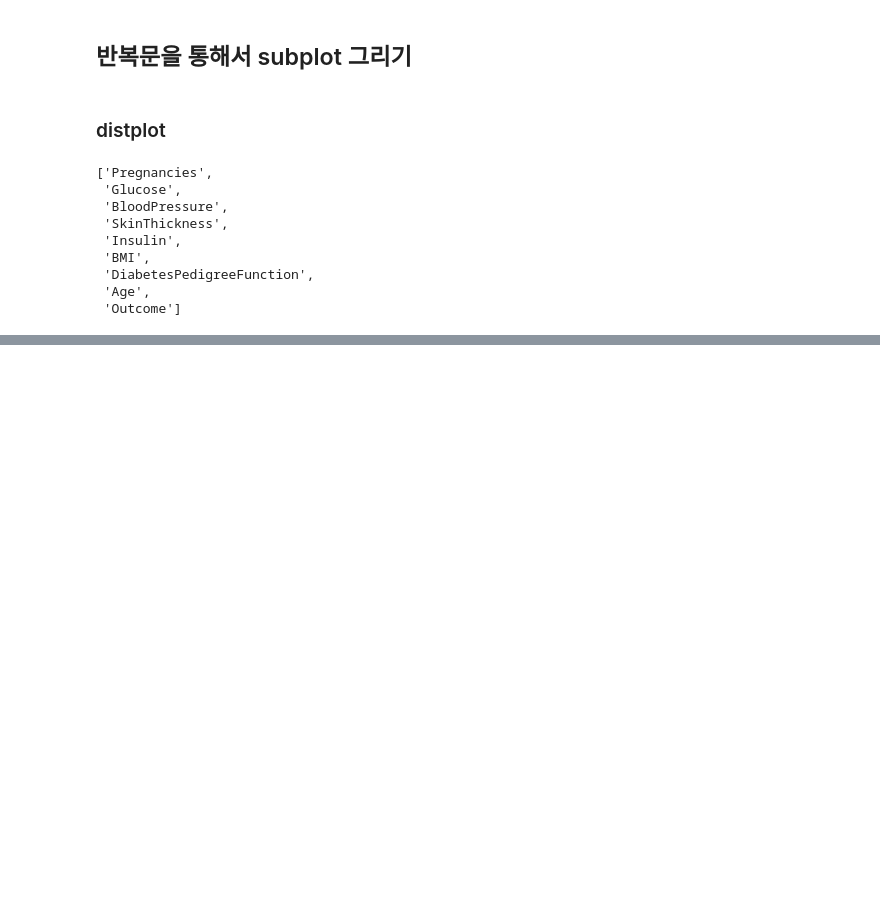
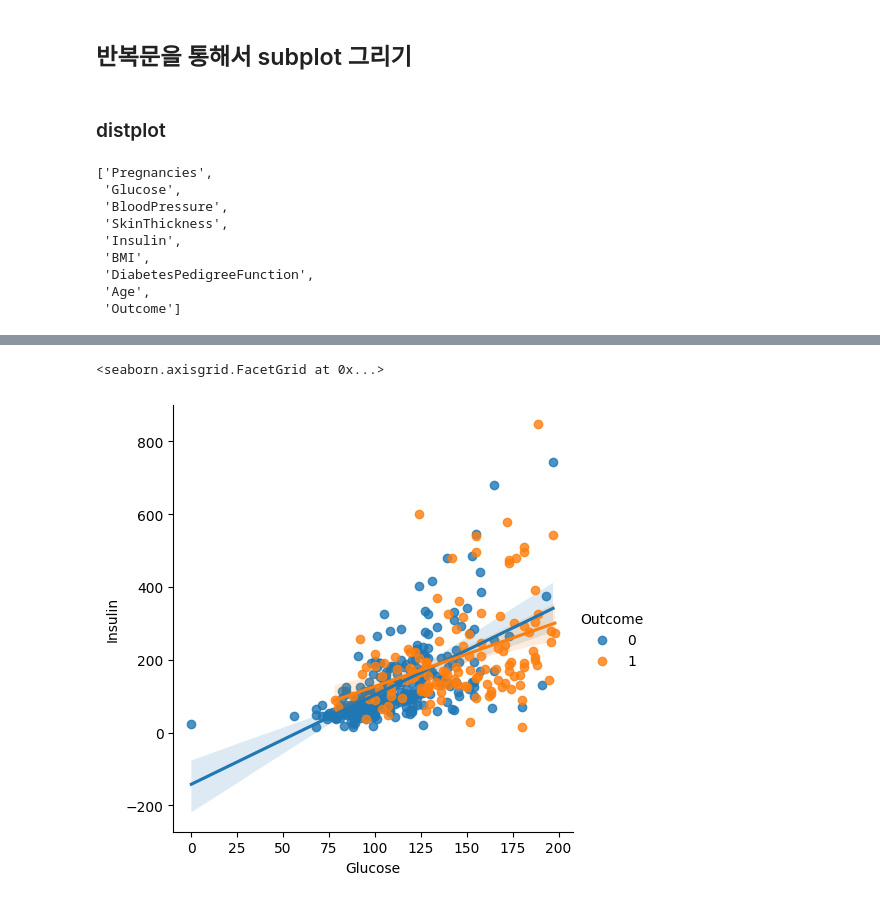
Before and after one commit to gyoungseok/100_Days_of_Python_Udemy, a Jupyter notebook: 3.Project based data science basic/3.Exploratary Data Analysis.ipynb, the cells around one changed output, grey strips where cells are left out. Saved outputs shown, nothing was run; the diff lists cells and outputs as text; code cells hidden in the pictures; blank space fills up the shorter version.

```diff
--- a/3.Project based data science basic/3.Exploratary Data Analysis.ipynb
+++ b/3.Project based data science basic/3.Exploratary Data Analysis.ipynb
@@ -474,0 +460,6 @@ https://gist.github.com/mwaskom/de44147ed2974457ad6372750bbe5751
+# %%
+# Insulin > 0 인 데이터로만 그리기
+sns.lmplot(data=df[df['Insulin'] > 0], x='Glucose', y='Insulin', hue='Outcome')
+# %% [output]
+<seaborn.axisgrid.FacetGrid at 0x...>
+[figure, added]
```
Also changed, not shown: parts of 21 cells of this notebook, 1 other file.
